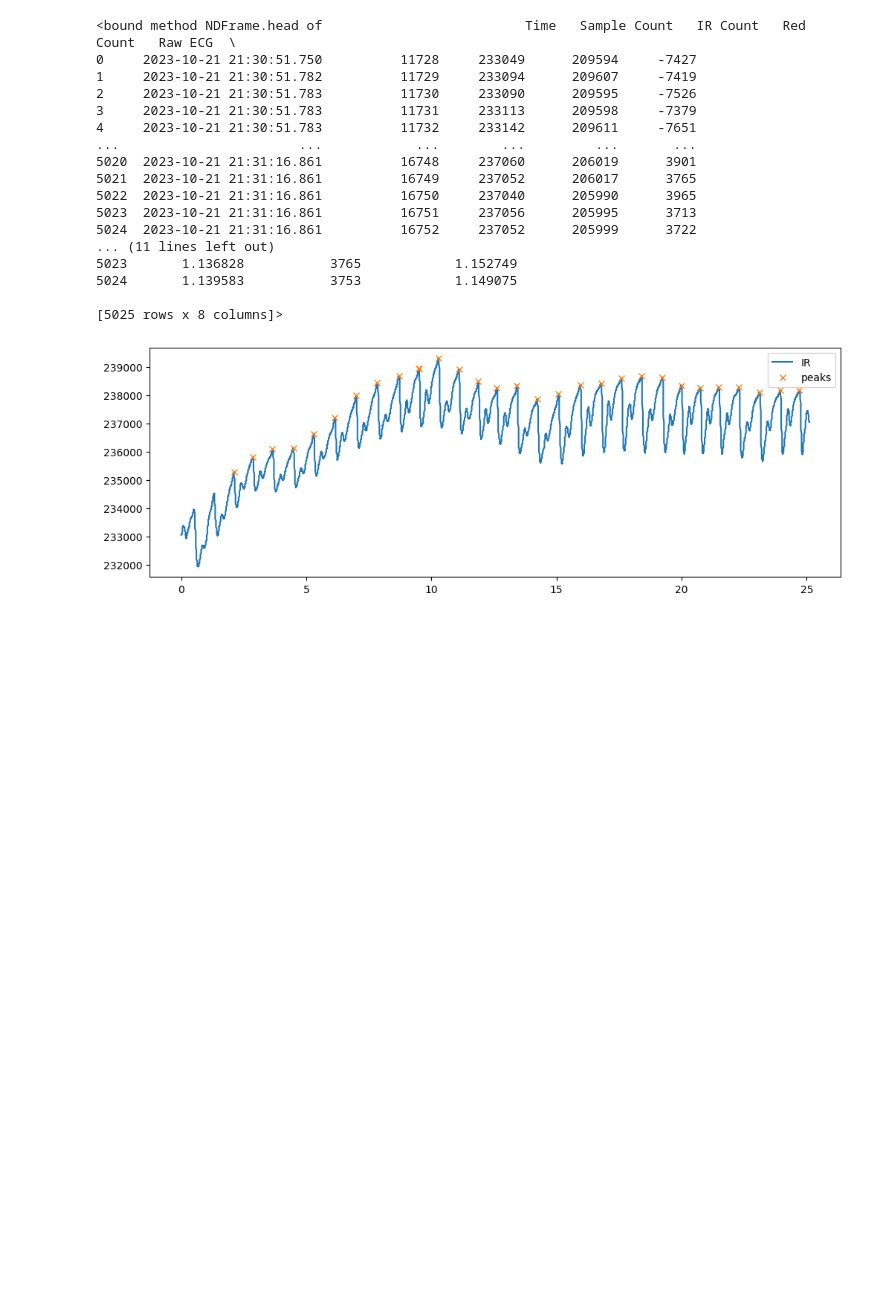
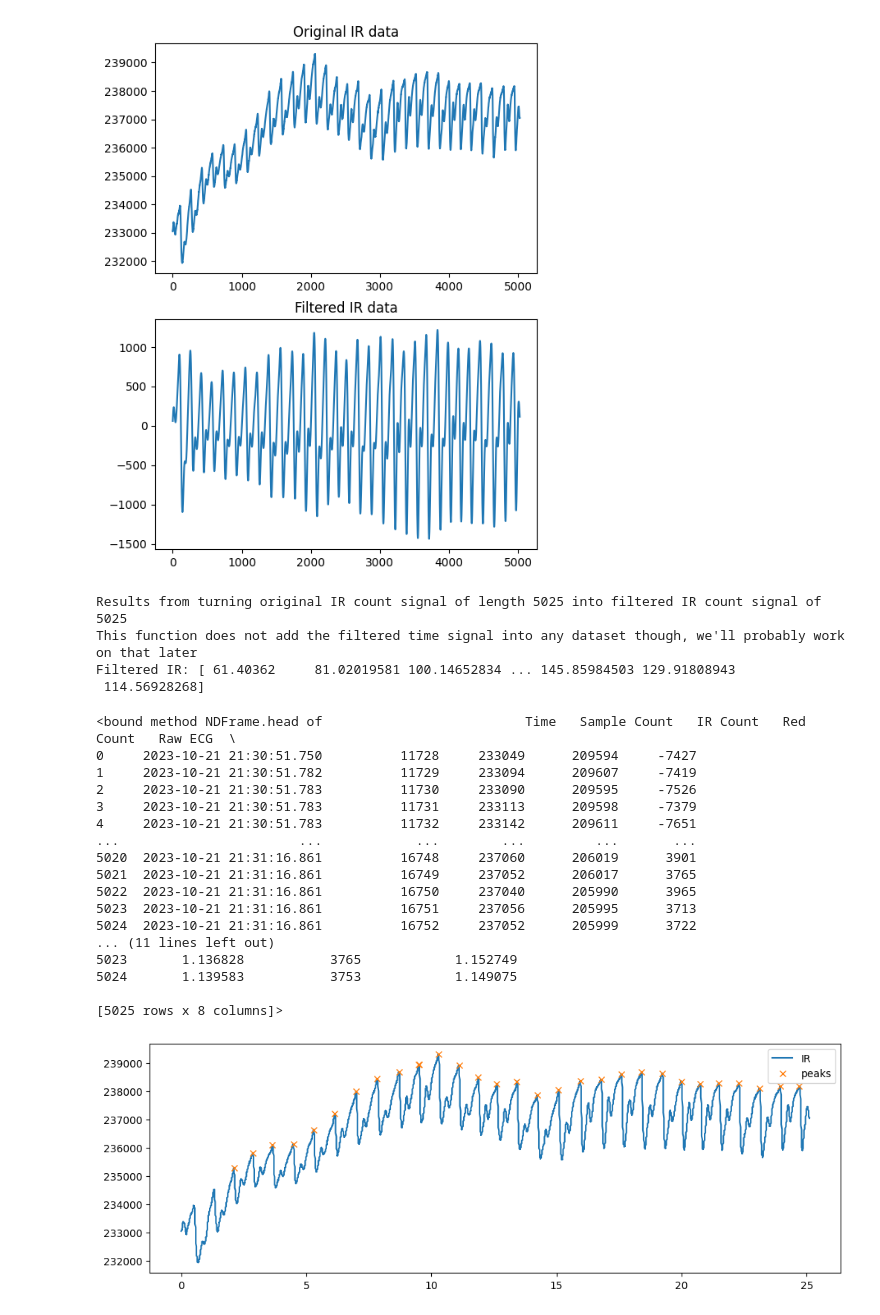
Before and after one commit to PZL2004/ECG-PPG, a Jupyter notebook: Coding/Python/data_analysis.ipynb, the cells around one changed output. Drawn from its saved outputs; the diff is of its cells as text; code cells hidden in the pictures; blank space fills up the shorter version.

Commit message:
Add files via upload
added smooth_data function

```diff
--- a/Coding/Python/data_analysis.ipynb
+++ b/Coding/Python/data_analysis.ipynb
@@ -14,3 +15,49 @@ def convert_to_sec(t):
     sec = float(t[t.find(":")+1:])
     total = (min*60)+sec
     return total
+# %%
+#NEW STUFF
+
+df = pd.read_csv("C:\data\honors project ppg data\ECPPG_2023-10-21_21-29-57.csv") #Karston
+#df = pd.read_csv("C:\\Users\pazul\Documents\BMEN 207\Honors Project\Coding\data\ECPPG_2023-10-21_21-29-57.csv") #Pablo
+
+def smooth_data(dataset):
+    #read in data
+    signal = dataset[' IR Count']
+    time = dataset['Time']
+
+    #get sample rate
+    sample_rate = hp.get_samplerate_datetime(time, timeformat = '%Y-%m-%d %H:%M:%S.%f')
+    #print('sampling rate is: %.3f Hz' %sample_rate)
+
+    #find seconds elapsed (ALL OF THIS TIME STUFF IS FOR THE PLOT SO WE DON'T REALLY NEED IT! It might be a faster way to do convert_to_sec though!)
+    start = datetime.strptime(time[0], '%Y-%m-%d %H:%M:%S.%f')
+    start_timedelta = start - datetime(1900, 1, 1)
+    start_seconds = start_timedelta.total_seconds()
+
+    end = datetime.strptime(time[time.index[-1]], '%Y-%m-%d %H:%M:%S.%f')
+    end_timedelta = end - datetime(1900, 1, 1)
+    end_seconds = end_timedelta.total_seconds()
+
+    total_time = end_seconds - start_seconds
+    print(f'Time elapsed: {total_time} s')
+
+    #filter signal using bandpass
+    filtered = hp.filter_signal(signal, [0.5, 4], sample_rate=sample_rate, order=3, filtertype='bandpass')
+
+    #demonstrate effectiveness
+    plt.figure(figsize=(6,8))
+    plt.subplot(211)
+    plt.plot(signal[0:int(total_time * sample_rate)])
+    plt.title('Original IR data')
+    plt.subplot(212)
+    plt.plot(filtered[0:int(total_time * sample_rate)])
+    plt.title('Filtered IR data')
+    plt.show()
+
+    print(f'Results from turning original IR count signal of length {len(signal)} into filtered IR count signal of {len(filtered)}')
+    print(f"This function does not add the filtered time signal into any dataset though, we'll probably work on that later")
+    return filtered
+
+print(f'Filtered IR: {smooth_data(df)}')
+# %% [output]
@@ -17 +65,6 @@ def convert_to_sec(t):
+[figure, added]
+Results from turning original IR count signal of length 5025 into filtered IR count signal of 5025
+This function does not add the filtered time signal into any dataset though, we'll probably work on that later
+Filtered IR: [ 61.40362     81.02019581 100.14652834 ... 145.85984503 129.91808943
+ 114.56928268]
 # %%
```
Also changed, not shown: parts of 4 cells of this notebook.
